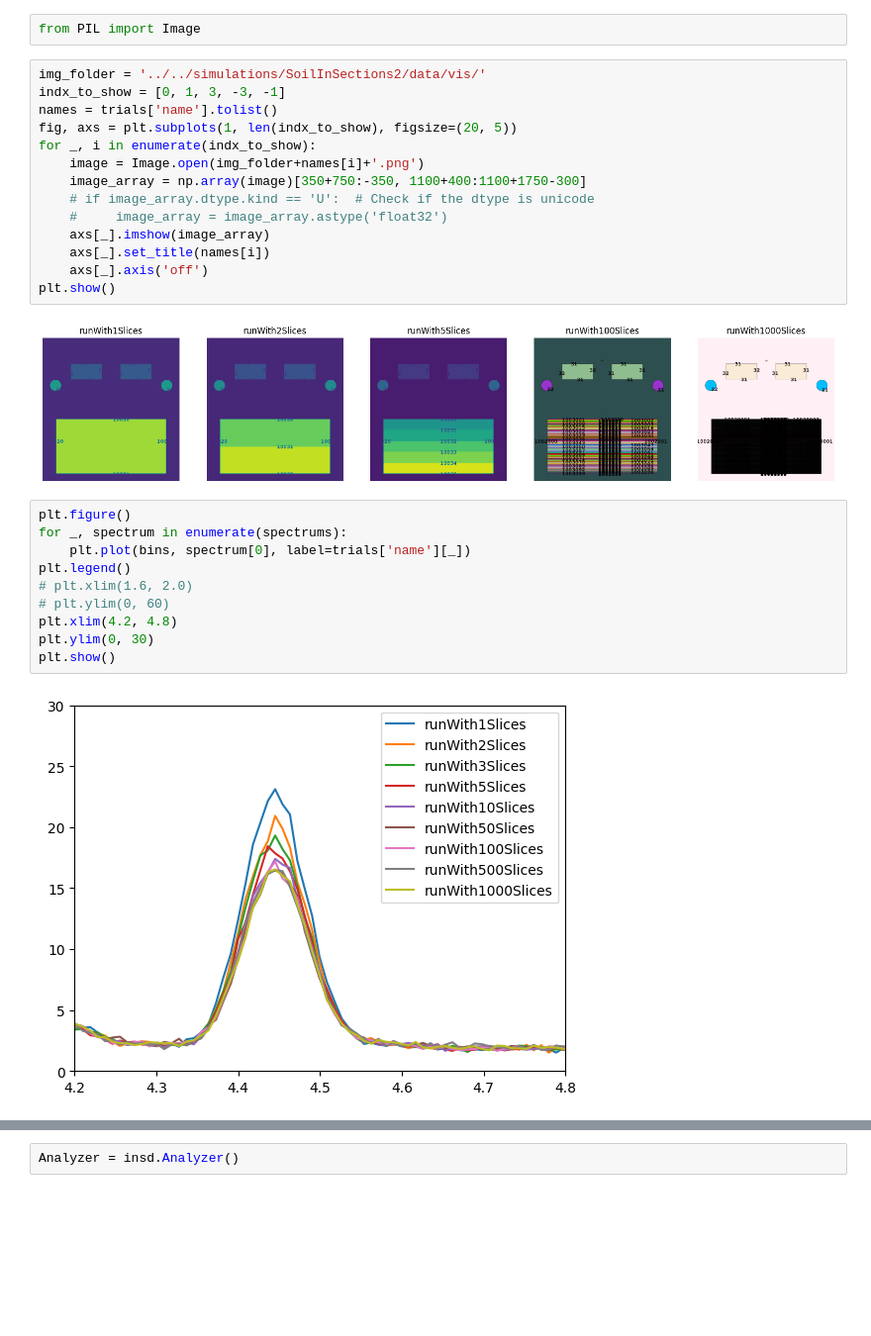
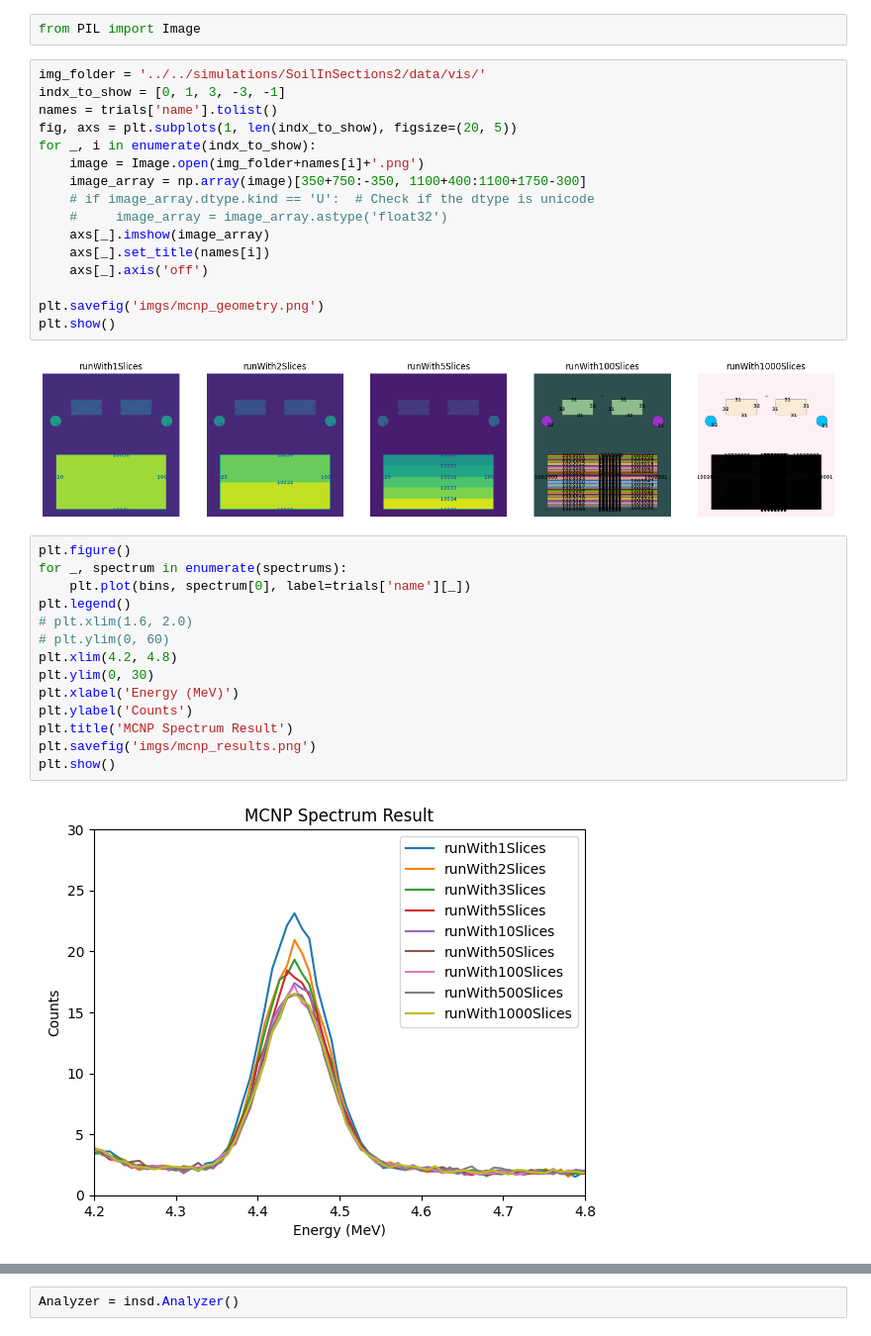
Before and after one commit to JoseACortes/USDAFall2024, a Jupyter notebook: Analysis/SoilInSections/inspect.ipynb, the cells around one changed output, grey strips where cells are left out. Shown: that part at 99% size. Cells and saved outputs as stored; diff of their text form; blank space fills up the shorter version.

```diff
--- a/Analysis/SoilInSections/inspect.ipynb
+++ b/Analysis/SoilInSections/inspect.ipynb
@@ -77,18 +89,24 @@ for _, i in enumerate(indx_to_show):
     axs[_].imshow(image_array)
     axs[_].set_title(names[i])
     axs[_].axis('off')
+
+plt.savefig('imgs/mcnp_geometry.png')
 plt.show()
 # %% [output]
 [figure]
 # %%
 plt.figure()
 for _, spectrum in enumerate(spectrums):
     plt.plot(bins, spectrum[0], label=trials['name'][_])
 plt.legend()
 # plt.xlim(1.6, 2.0)
 # plt.ylim(0, 60)
 plt.xlim(4.2, 4.8)
 plt.ylim(0, 30)
+plt.xlabel('Energy (MeV)')
+plt.ylabel('Counts')
+plt.title('MCNP Spectrum Result')
+plt.savefig('imgs/mcnp_results.png')
 plt.show()
 # %% [output]
-[figure, old version]
+[figure, new version]
```
Also changed, not shown: parts of 20 cells of this notebook, 14 other files.
